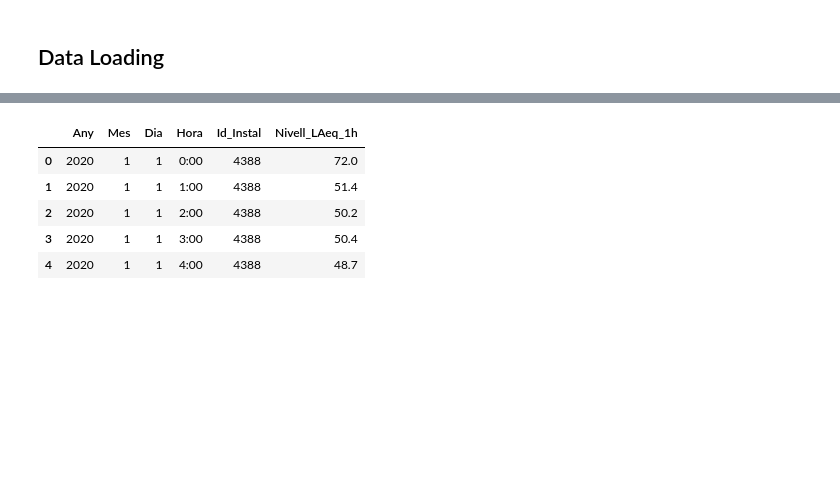
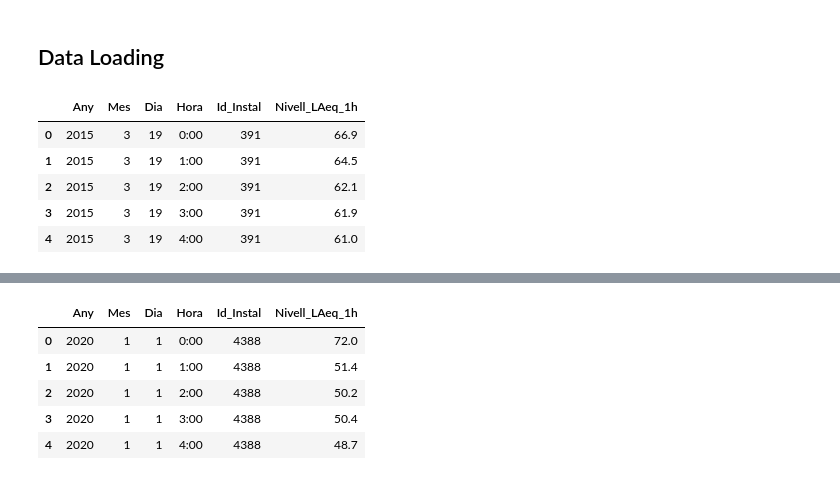
Before and after one commit to ivanseldas/COVID-Noise-Impact-Barcelona, a Jupyter notebook: notebooks/noise_bcn.ipynb, the cells around one changed output, grey strips where cells are left out. Drawn from its saved outputs; the diff is of its cells as text; code cells hidden in the pictures; blank space fills up the shorter version.

```diff
--- a/notebooks/noise_bcn.ipynb
+++ b/notebooks/noise_bcn.ipynb
@@ -12,3 +13,29 @@ warnings.filterwarnings("ignore")
 warnings.simplefilter(action='ignore', category=FutureWarning)
 # %% [markdown]
 ## Data Loading
+# %%
+csv_directory = '../data/noise_measures'
+
+# Get a list of all CSV files in the directory
+csv_files = [f for f in os.listdir(csv_directory) if f.endswith('.csv')]
+
+# Initialize an empty list to store DataFrames
+dataframes = []
+
+# Loop through the files and read them into pandas
+for file in csv_files:
+    file_path = os.path.join(csv_directory, file)
+    df = pd.read_csv(file_path)  # Adjust the delimiter if needed, e.g., sep=";"
+    dataframes.append(df)
+
+# Concatenate all DataFrames
+df_noise = pd.concat(dataframes, ignore_index=True)
+
+df_noise.head()
+# %% [output]
+|  | Any | Mes | Dia | Hora | Id_Instal | Nivell_LAeq_1h |
+| 0 | 2015 | 3 | 19 | 0:00 | 391 | 66.9 |
+| 1 | 2015 | 3 | 19 | 1:00 | 391 | 64.5 |
+| 2 | 2015 | 3 | 19 | 2:00 | 391 | 62.1 |
+| 3 | 2015 | 3 | 19 | 3:00 | 391 | 61.9 |
+| 4 | 2015 | 3 | 19 | 4:00 | 391 | 61.0 |
```
Also changed, not shown: parts of 7 cells of this notebook, 24 other files.
